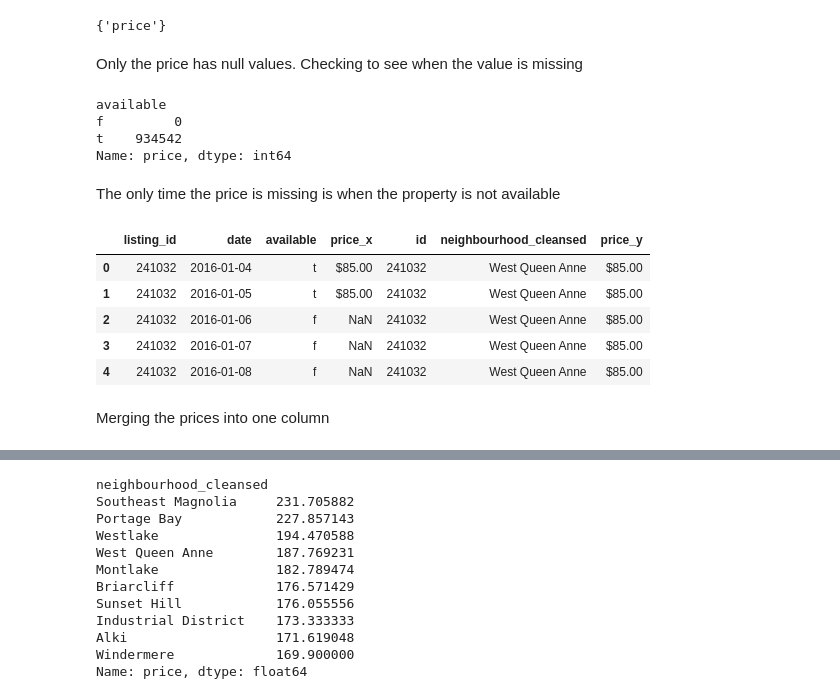
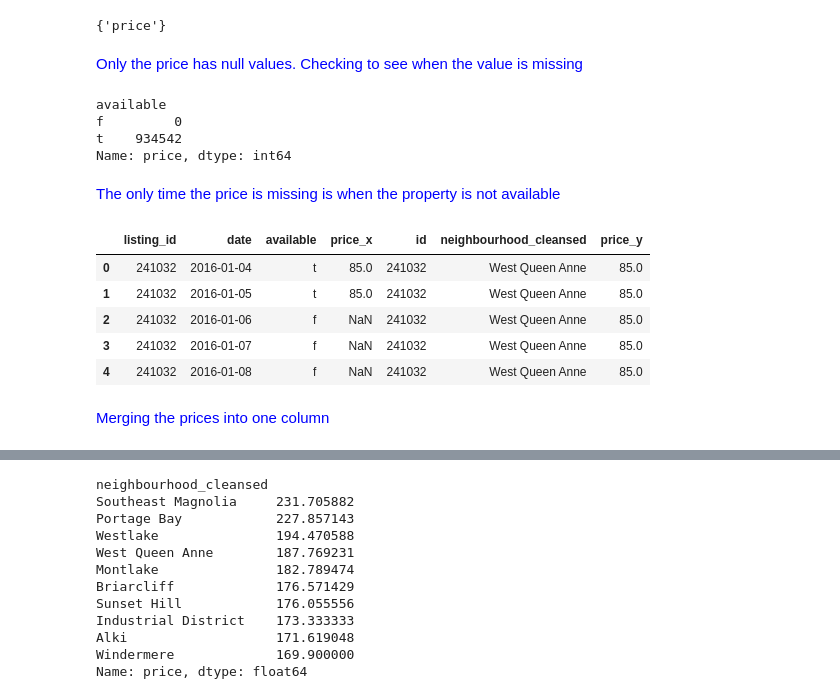
Before and after one commit to anandhikrishnamurthy/Seattle_Airbnb_Rentals, a Jupyter notebook: Udacity_Term2_Project_Seattle_Airbnb.ipynb, the cells around one changed output, grey strips where cells are left out. Saved outputs shown, nothing was run; the diff lists cells and outputs as text; code cells hidden in the pictures.

```diff
--- a/Udacity_Term2_Project_Seattle_Airbnb.ipynb
+++ b/Udacity_Term2_Project_Seattle_Airbnb.ipynb
@@ -118,0 +123,5 @@ First checking all the numeric columns
+# %%
+df_1 = listing.copy() #This will be used in the visualizations.
+df_1['price']=df_1['price'].replace('[\$,]', '', regex=True).astype(float)
+calendar_1 = calendar.copy()
+calendar_1['price']=calendar_1['price'].replace('[\$,]', '', regex=True).astype(float)
@@ -869,2 +729,0 @@ df_1 = listing.copy()
-# %%
-df_1['price']  = df_1['price'].map(lambda x: float(x[1:-3].replace(",", "")))
@@ -976,5 +823,5 @@ set(calendar.columns[calendar.isnull().mean() > 0])
 # %% [output]
 {'price'}
 # %% [markdown]
-Only the price has null values. Checking to see when the value is missing
+<font color='blue'> Only the price has null values. Checking to see when the value is missing
 # %%
@@ -985,20 +832,20 @@ f         0
 t    934542
 Name: price, dtype: int64
 # %% [markdown]
-The only time the price is missing is when the property is not available
+<font color='blue'> The only time the price is missing is when the property is not available
 # %%
-listing_neighborhood = listing[['id','neighbourhood_cleansed',  'price']].copy()
+listing_neighborhood = df_1[['id','neighbourhood_cleansed',  'price']].copy()
 # %%
-df_nbd = pd.merge(calendar, listing_neighborhood, left_on='listing_id', right_on='id')
+df_nbd = pd.merge(calendar_1, listing_neighborhood, left_on='listing_id', right_on='id')
 df_nbd.head()
 # %% [output]
 |  | listing_id | date | available | price_x | id | neighbourhood_cleansed | price_y |
-| 0 | 241032 | 2016-01-04 | t | $85.00 | 241032 | West Queen Anne | $85.00 |
-| 1 | 241032 | 2016-01-05 | t | $85.00 | 241032 | West Queen Anne | $85.00 |
-| 2 | 241032 | 2016-01-06 | f | NaN | 241032 | West Queen Anne | $85.00 |
-| 3 | 241032 | 2016-01-07 | f | NaN | 241032 | West Queen Anne | $85.00 |
-| 4 | 241032 | 2016-01-08 | f | NaN | 241032 | West Queen Anne | $85.00 |
+| 0 | 241032 | 2016-01-04 | t | 85.0 | 241032 | West Queen Anne | 85.0 |
+| 1 | 241032 | 2016-01-05 | t | 85.0 | 241032 | West Queen Anne | 85.0 |
+| 2 | 241032 | 2016-01-06 | f | NaN | 241032 | West Queen Anne | 85.0 |
+| 3 | 241032 | 2016-01-07 | f | NaN | 241032 | West Queen Anne | 85.0 |
+| 4 | 241032 | 2016-01-08 | f | NaN | 241032 | West Queen Anne | 85.0 |
 # %% [markdown]
-Merging the prices into one column
+<font color='blue'> Merging the prices into one column
 # %%
 df_nbd['price'] = df_nbd.price_y.combine_first(df_nbd.price_x)
```
Also changed, not shown: parts of 169 cells of this notebook.
